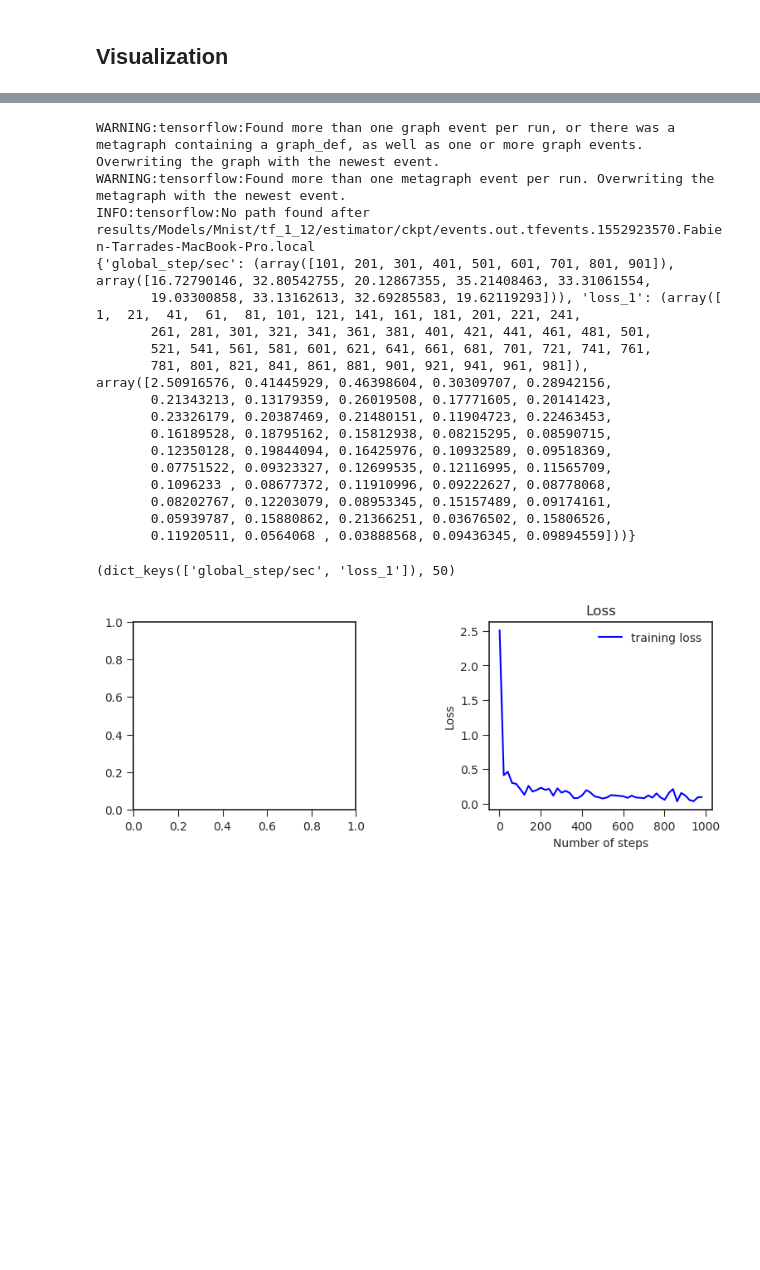
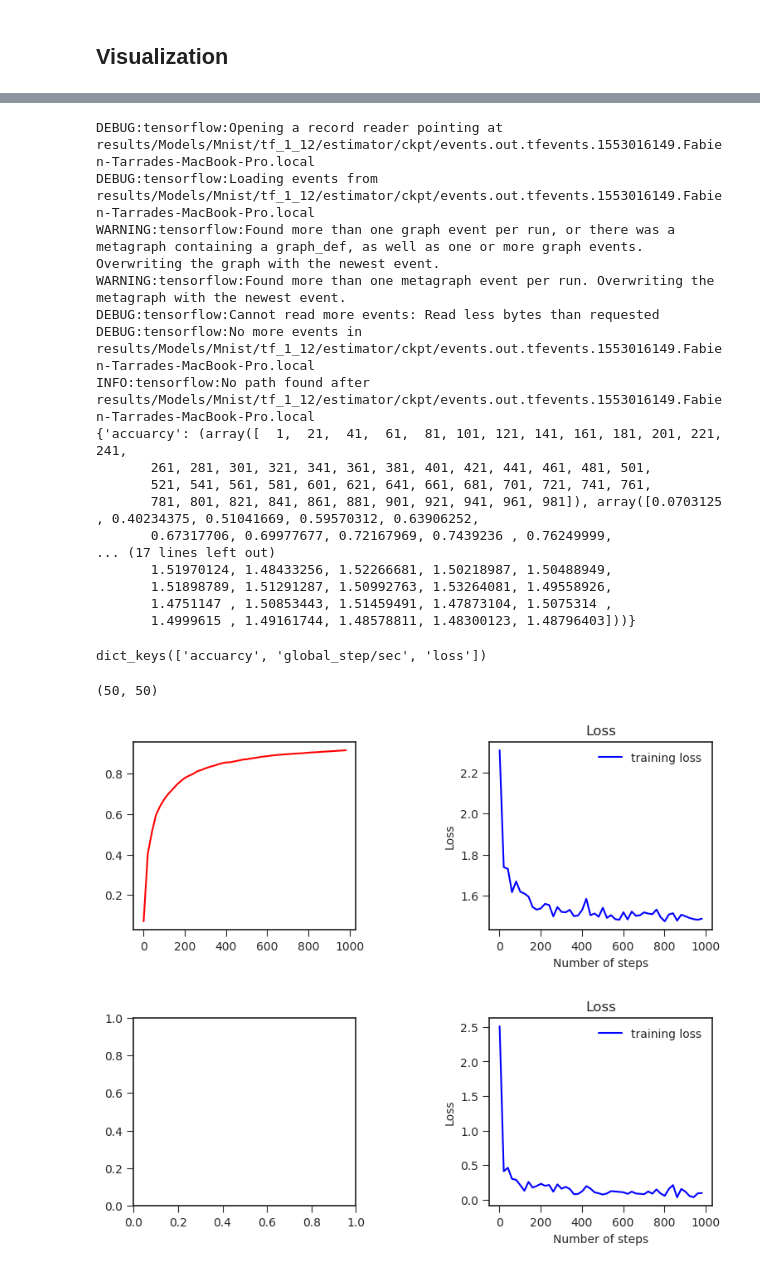
Before and after one commit to tarrade/proj_DL_models_and_pipelines_with_GCP, a Jupyter notebook: notebook/08-Mnist_keras_estimator.ipynb, the cells around one changed output, grey strips where cells are left out. Drawn from its saved outputs; the diff is of its cells as text; code cells hidden in the pictures; blank space fills up the shorter version.

Commit message:
estimator and keras layers

```diff
--- a/notebook/08-Mnist_keras_estimator.ipynb
+++ b/notebook/08-Mnist_keras_estimator.ipynb
@@ -494,0 +480,12 @@ Wall time: 44.3 s
+# %%
+%%time
+tf.logging.set_verbosity(tf.logging.DEBUG)
+# Delete both saved and checkpointed models
+shutil.rmtree(FLAGS.model_dir, ignore_errors=True)
+shutil.rmtree(FLAGS.saved_dir, ignore_errors=True)
+# need if file are removed with previous event files
+tf.summary.FileWriterCache.clear()
+# Reset Keras
+tf.keras.backend.clear_session()
+# Fit the model (using estimator.train and data.Dataset)
+mnist_v1.train_and_evaluate(FLAGS, use_keras=False)
@@ -519,27 +538,44 @@ INFO:tensorflow:No path found after results/Models/Mnist/tf_1_12/estimator/ckpt/
 # %%
 print(load_data_tensorboard(FLAGS.model_dir))
 # %% [output]
+DEBUG:tensorflow:Opening a record reader pointing at results/Models/Mnist/tf_1_12/estimator/ckpt/events.out.tfevents.1553016149.Fabien-Tarrades-MacBook-Pro.local
+DEBUG:tensorflow:Loading events from results/Models/Mnist/tf_1_12/estimator/ckpt/events.out.tfevents.1553016149.Fabien-Tarrades-MacBook-Pro.local
 WARNING:tensorflow:Found more than one graph event per run, or there was a metagraph containing a graph_def, as well as one or more graph events.  Overwriting the graph with the newest event.
 WARNING:tensorflow:Found more than one metagraph event per run. Overwriting the metagraph with the newest event.
-INFO:tensorflow:No path found after results/Models/Mnist/tf_1_12/estimator/ckpt/events.out.tfevents.1552923570.Fabien-Tarrades-MacBook-Pro.local
-{'global_step/sec': (array([101, 201, 301, 401, 501, 601, 701, 801, 901]), array([16.72790146, 32.80542755, 20.12867355, 35.21408463, 33.31061554,
-       19.03300858, 33.13162613, 32.69285583, 19.62119293])), 'loss_1': (array([  1,  21,  41,  61,  81, 101, 121, 141, 161, 181, 201, 221, 241,
+DEBUG:tensorflow:Cannot read more events: Read less bytes than requested
+DEBUG:tensorflow:No more events in results/Models/Mnist/tf_1_12/estimator/ckpt/events.out.tfevents.1553016149.Fabien-Tarrades-MacBook-Pro.local
+INFO:tensorflow:No path found after results/Models/Mnist/tf_1_12/estimator/ckpt/events.out.tfevents.1553016149.Fabien-Tarrades-MacBook-Pro.local
+{'accuarcy': (array([  1,  21,  41,  61,  81, 101, 121, 141, 161, 181, 201, 221, 241,
        261, 281, 301, 321, 341, 361, 381, 401, 421, 441, 461, 481, 501,
        521, 541, 561, 581, 601, 621, 641, 661, 681, 701, 721, 741, 761,
-       781, 801, 821, 841, 861, 881, 901, 921, 941, 961, 981]), array([2.50916576, 0.41445929, 0.46398604, 0.30309707, 0.28942156,
-       0.21343213, 0.13179359, 0.26019508, 0.17771605, 0.20141423,
-       0.23326179, 0.20387469, 0.21480151, 0.11904723, 0.22463453,
-       0.16189528, 0.18795162, 0.15812938, 0.08215295, 0.08590715,
-       0.12350128, 0.19844094, 0.16425976, 0.10932589, 0.09518369,
-       0.07751522, 0.09323327, 0.12699535, 0.12116995, 0.11565709,
-       0.1096233 , 0.08677372, 0.11910996, 0.09222627, 0.08778068,
-       0.08202767, 0.12203079, 0.08953345, 0.15157489, 0.09174161,
-       0.05939787, 0.15880862, 0.21366251, 0.03676502, 0.15806526,
-       0.11920511, 0.0564068 , 0.03888568, 0.09436345, 0.09894559]))}
+       781, 801, 821, 841, 861, 881, 901, 921, 941, 961, 981]), array([0.0703125 , 0.40234375, 0.51041669, 0.59570312, 0.63906252,
+       0.67317706, 0.69977677, 0.72167969, 0.7439236 , 0.76249999,
+... (17 lines left out)
+       1.51970124, 1.48433256, 1.52266681, 1.50218987, 1.50488949,
+       1.51898789, 1.51291287, 1.50992763, 1.53264081, 1.49558926,
+       1.4751147 , 1.50853443, 1.51459491, 1.47873104, 1.5075314 ,
+       1.4999615 , 1.49161744, 1.48578811, 1.48300123, 1.48796403]))}
 # %%
-history.keys(),len(history['loss_1'][0])
+history.keys()
 # %% [output]
-(dict_keys(['global_step/sec', 'loss_1']), 50)
+dict_keys(['accuarcy', 'global_step/sec', 'loss'])
+# %%
+len(history['loss'][1]), len(history['accuarcy'][1])
+# %% [output]
+(50, 50)
+# %%
+fig = plt.figure(figsize=(9, 3), dpi=100)
+plt.subplots_adjust(wspace=0.6)
+ax1 = plt.subplot(122)
+ax2 = plt.subplot(121)
+ax1.plot(history['loss'][0], history['loss'][1], 'b', label='training loss')
+ax2.plot(history['accuarcy'][0], history['accuarcy'][1], 'r', label='validation accuracy');
+ax1.set_title('Loss')
+ax1.set_xlabel("Number of steps")
+ax1.set_ylabel("Loss")
+ax1.legend(loc="best");
+# %% [output]
+[figure, added]
 # %%
 fig = plt.figure(figsize=(9, 3), dpi=100)
 plt.subplots_adjust(wspace=0.6)
```
Also changed, not shown: parts of 5 cells of this notebook, 1 other file.
